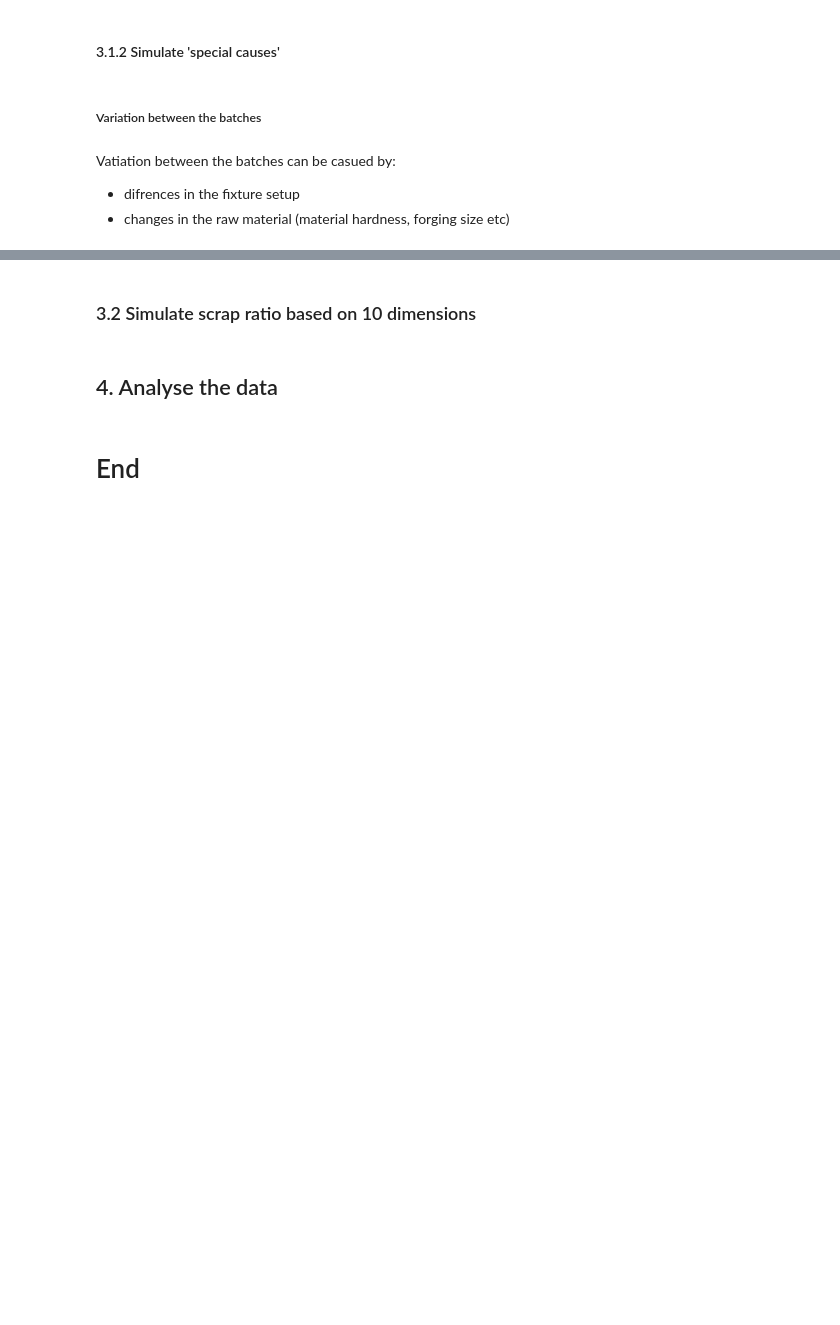
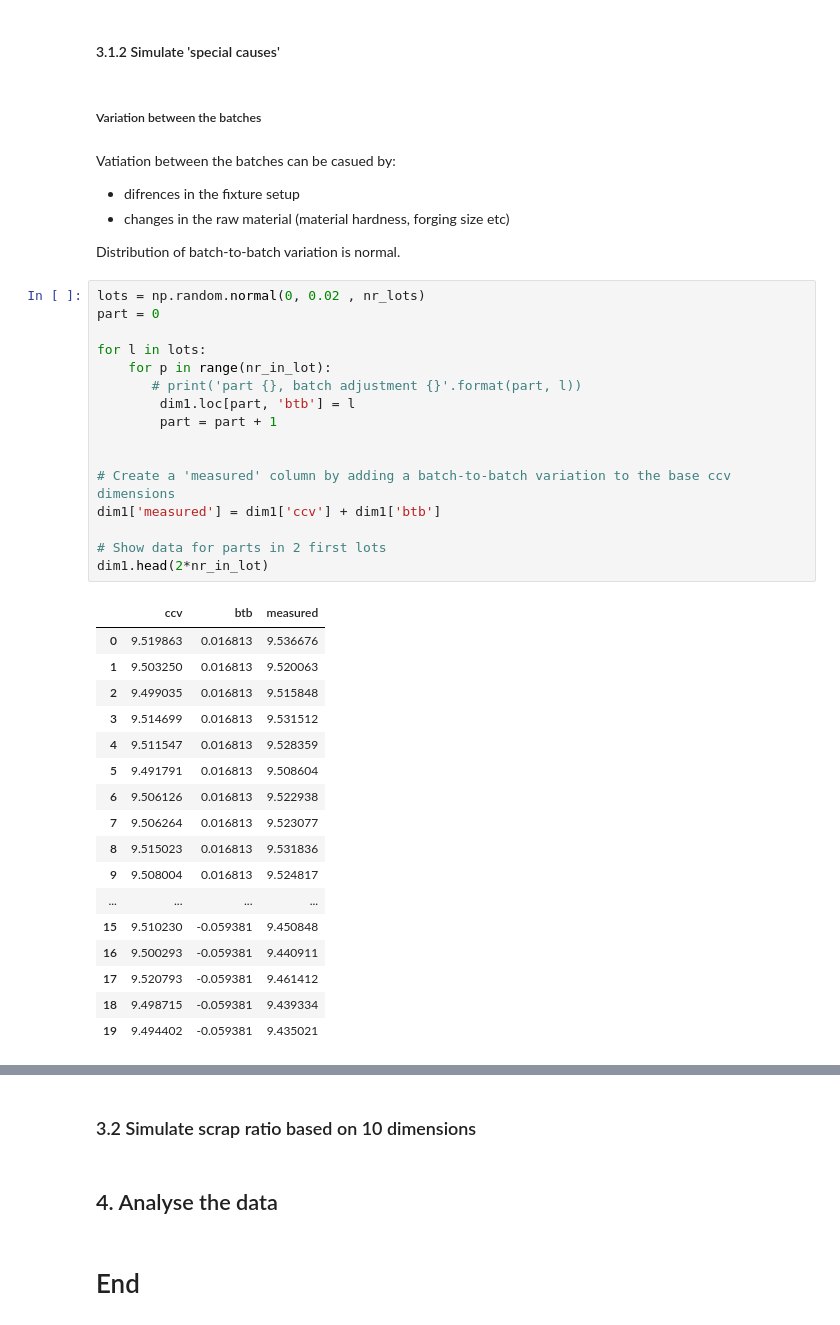
Before and after one commit to przemekbil/PfDA_2021_project, a Jupyter notebook: Project.ipynb, the cells around one changed output, grey strips where cells are left out. Drawn from its saved outputs; the diff is of its cells as text; blank space fills up the shorter version.

```diff
--- a/Project.ipynb
+++ b/Project.ipynb
@@ -268,3 +272,39 @@ o = xmr(dim1.loc[:,'ccv'])
 Vatiation between the batches can be casued by:
 - difrences in the fixture setup
 - changes in the raw material (material hardness, forging size etc)
+
+Distribution of batch-to-batch variation is normal.
+# %%
+lots = np.random.normal(0, 0.02 , nr_lots)
+part = 0
+
+for l in lots:
+    for p in range(nr_in_lot):
+       # print('part {}, batch adjustment {}'.format(part, l))
+        dim1.loc[part, 'btb'] = l
+        part = part + 1
+
+
+# Create a 'measured' column by adding a batch-to-batch variation to the base ccv dimensions
+dim1['measured'] = dim1['ccv'] + dim1['btb']
+
+# Show data for parts in 2 first lots
+dim1.head(2*nr_in_lot)
+# %% [output]
+|  | ccv | btb | measured |
+| 0 | 9.519863 | 0.016813 | 9.536676 |
+| 1 | 9.503250 | 0.016813 | 9.520063 |
+| 2 | 9.499035 | 0.016813 | 9.515848 |
+| 3 | 9.514699 | 0.016813 | 9.531512 |
+| 4 | 9.511547 | 0.016813 | 9.528359 |
+| 5 | 9.491791 | 0.016813 | 9.508604 |
+| 6 | 9.506126 | 0.016813 | 9.522938 |
+| 7 | 9.506264 | 0.016813 | 9.523077 |
+| 8 | 9.515023 | 0.016813 | 9.531836 |
+| 9 | 9.508004 | 0.016813 | 9.524817 |
+| ... | ... | ... | ... |
+| 15 | 9.510230 | -0.059381 | 9.450848 |
+| 16 | 9.500293 | -0.059381 | 9.440911 |
+| 17 | 9.520793 | -0.059381 | 9.461412 |
+| 18 | 9.498715 | -0.059381 | 9.439334 |
+| 19 | 9.494402 | -0.059381 | 9.435021 |
```
Also changed, not shown: parts of 5 cells of this notebook.
